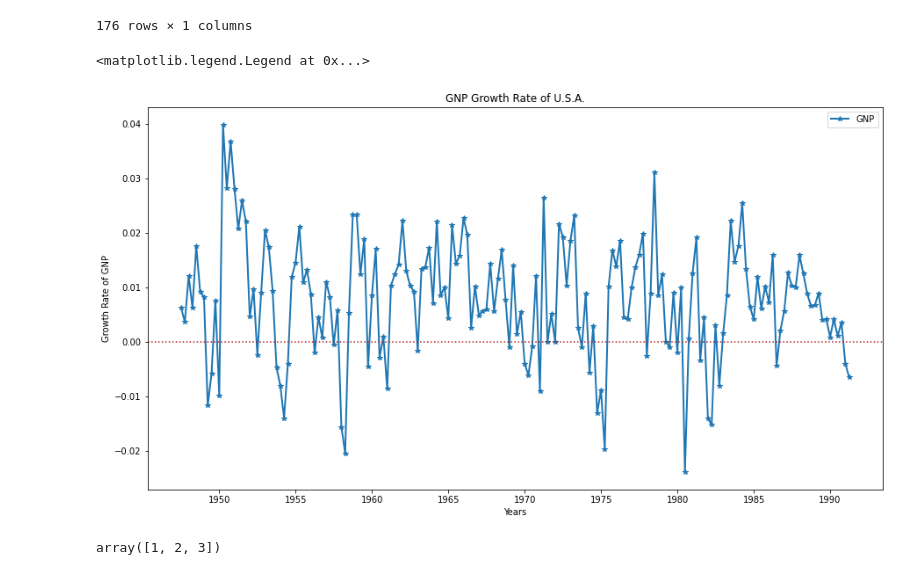
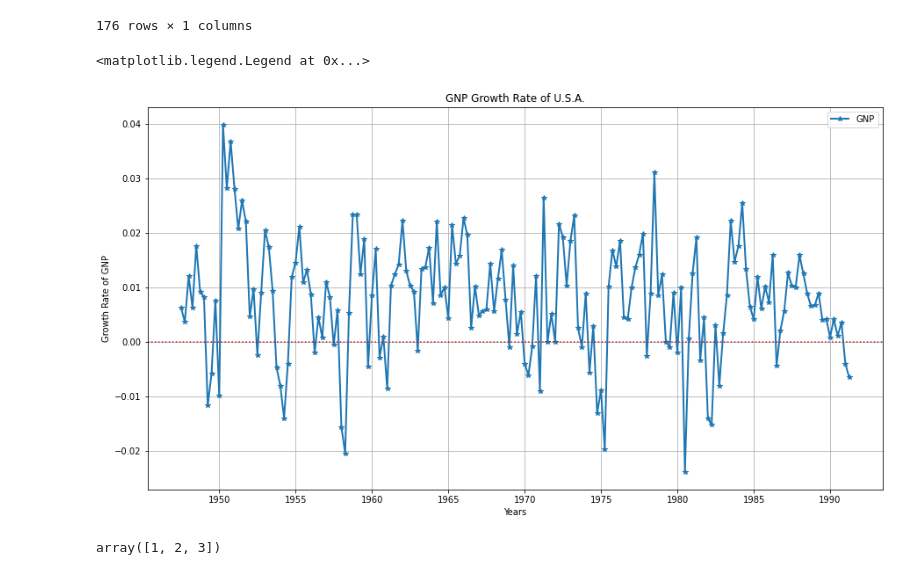
Before and after one commit to Jincheng-Gong/aofts3rd_python, a Jupyter notebook: codes/Ch2_Linear_Time_Series_Analysis&Its_Applications.ipynb, the cells around one changed output. Cells and saved outputs as stored; diff of their text form; code cells hidden in the pictures.

```diff
--- a/codes/Ch2_Linear_Time_Series_Analysis&Its_Applications.ipynb
+++ b/codes/Ch2_Linear_Time_Series_Analysis&Its_Applications.ipynb
@@ -150,15 +153,15 @@ gnp_ts
 # %%
 fig, ax = plt.subplots(figsize=(15, 8))
 ax.set_title('GNP Growth Rate of U.S.A.')
 ax.plot(gnp_ts, linewidth=2, label='GNP', marker="*")
 ax.axhline(ls=':', c='Firebrick')
 ax.set_xlabel('Years')
 ax.set_ylabel('Growth Rate of GNP')
-# ax.grid()
+ax.grid()
 ax.legend()
 # %% [output]
 <matplotlib.legend.Legend at 0x...>
-[figure, old version]
+[figure, new version]
 # %%
 from statsmodels.tsa.ar_model import ar_select_order
 mod  = ar_select_order(gnp_ts, maxlag=13, old_names=False, ic='aic', seasonal=True, period=3)
```
Also changed, not shown: parts of 9 cells of this notebook.
